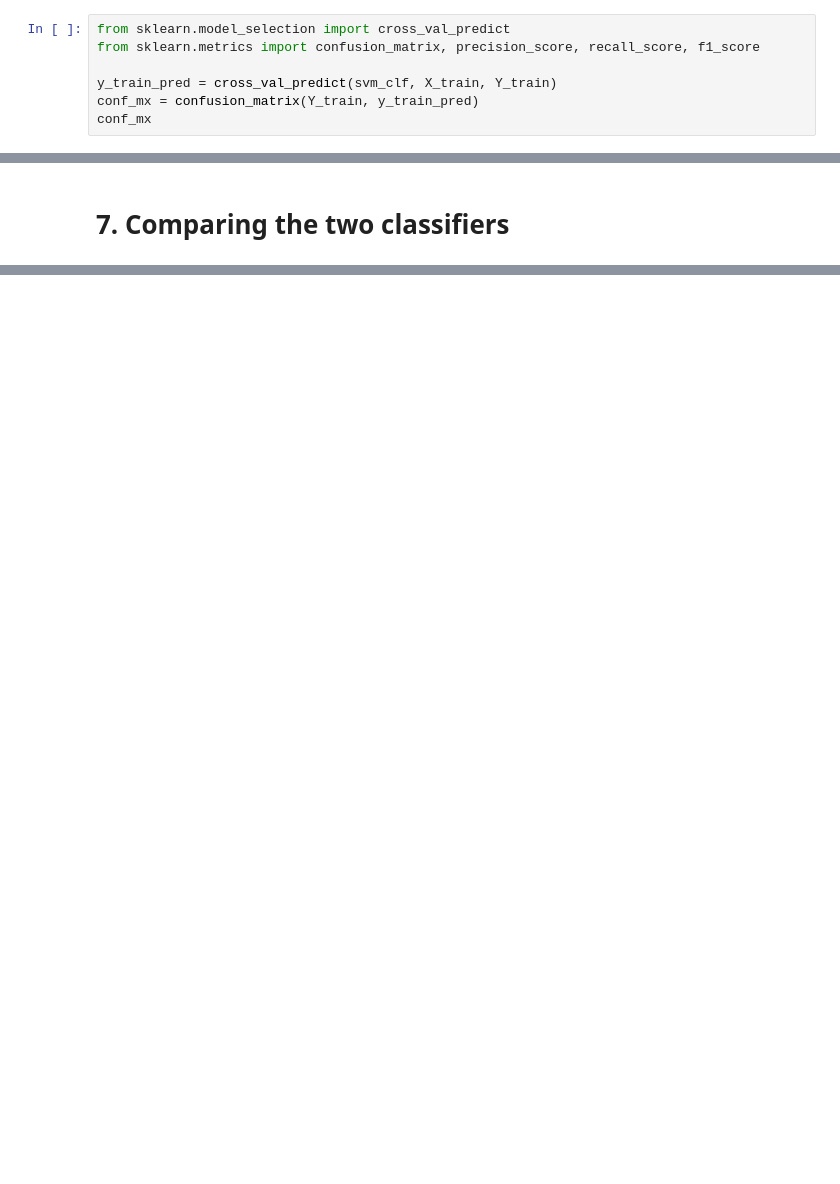
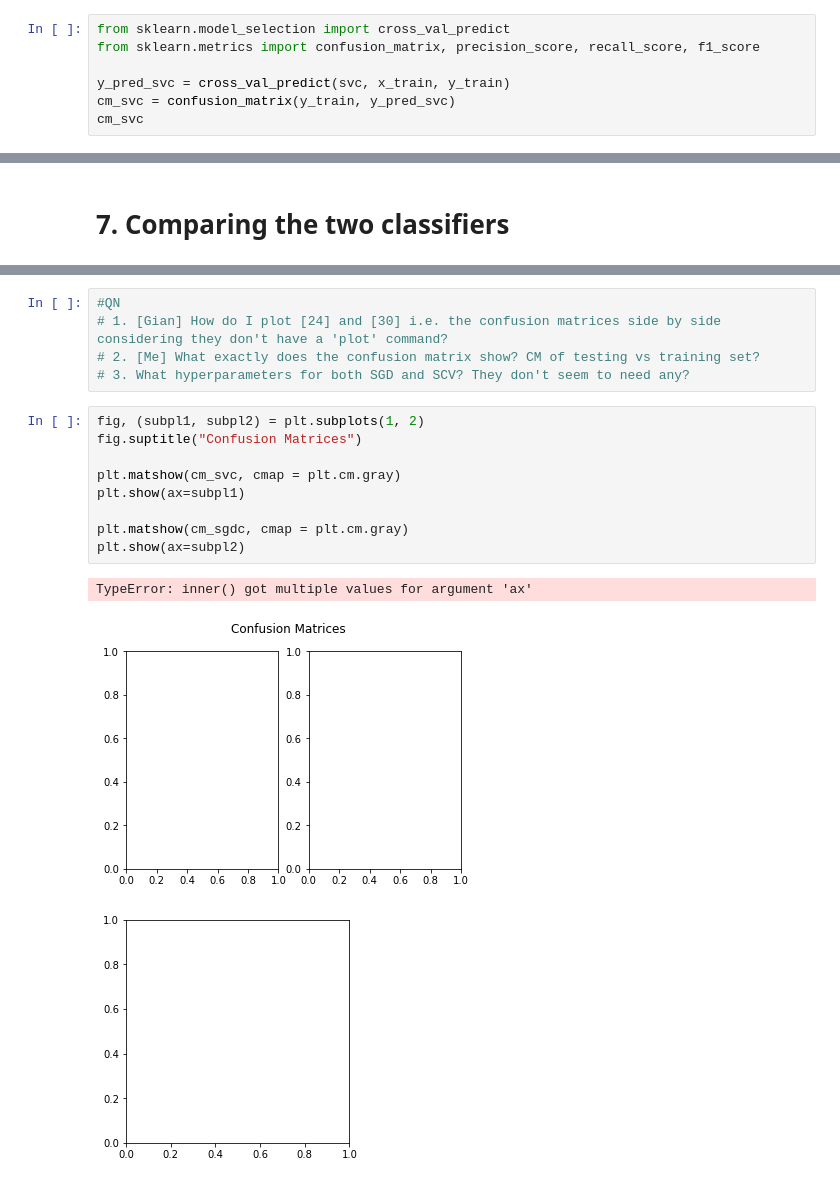
Before and after one commit to chitrams/cits5508-projects, a Jupyter notebook: lab02/lab02.ipynb, the cells around one changed output, grey strips where cells are left out. Drawn from its saved outputs; the diff is of its cells as text; blank space fills up the shorter version.

Commit message:
Updated lab 2 work: CV included, just need to wrap up a few things.

```diff
--- a/lab02/lab02.ipynb
+++ b/lab02/lab02.ipynb
@@ -278,9 +258,9 @@ svm_clf.classes_[4]
 from sklearn.model_selection import cross_val_predict
 from sklearn.metrics import confusion_matrix, precision_score, recall_score, f1_score
 
-y_train_pred = cross_val_predict(svm_clf, X_train, Y_train)
-conf_mx = confusion_matrix(Y_train, y_train_pred)
-conf_mx
+y_pred_svc = cross_val_predict(svc, x_train, y_train)
+cm_svc = confusion_matrix(y_train, y_pred_svc)
+cm_svc
 # %% [output]
 array([[ 945,    1,   77,    0,    5,    9,   32],
        [   0,  422,    0,    0,    0,    0,    0],
@@ -349,0 +375,18 @@ Reshape your data either using array.reshape(-1, 1) if your data has a single fe
+# %%
+#QN
+# 1. [Gian] How do I plot [24] and [30] i.e. the confusion matrices side by side considering they don't have a 'plot' command?
+# 2. [Me] What exactly does the confusion matrix show? CM of testing vs training set?
+# 3. What hyperparameters for both SGD and SCV? They don't seem to need any?
+# %%
+fig, (subpl1, subpl2) = plt.subplots(1, 2)
+fig.suptitle("Confusion Matrices")
+
+plt.matshow(cm_svc, cmap = plt.cm.gray)
+plt.show(ax=subpl1)
+
+plt.matshow(cm_sgdc, cmap = plt.cm.gray)
+plt.show(ax=subpl2)
+# %% [output]
+TypeError: inner() got multiple values for argument 'ax'
+[figure, added]
+[figure, added]
```
Also changed, not shown: parts of 39 cells of this notebook, 3 other files.
